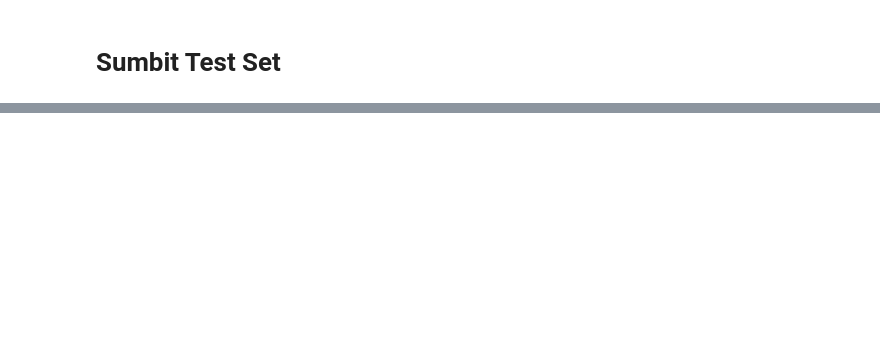
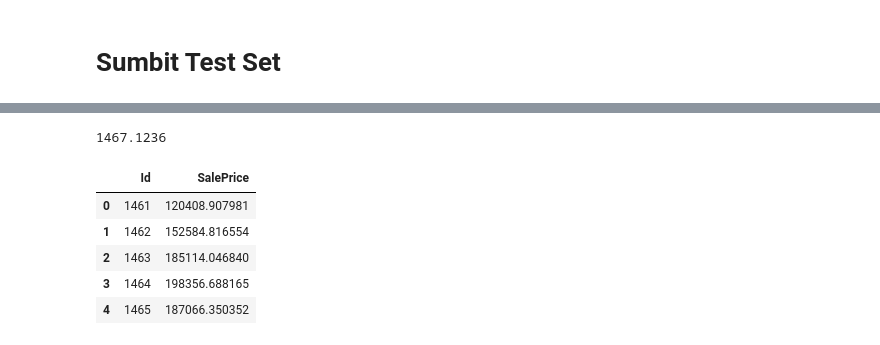
Before and after one commit to gsoosk/HousePrices, a Jupyter notebook: House Price.ipynb, the cells around one changed output, grey strips where cells are left out. Cells and saved outputs as stored; diff of their text form; code cells hidden in the pictures; blank space fills up the shorter version.

```diff
--- a/House Price.ipynb
+++ b/House Price.ipynb
@@ -1188,0 +1199,6 @@ final_prediction.to_csv(answer_csv, index=False)
+# %%
+teammate1_df = pd.read_csv(os.path.join(TEST_PATH, 'amirhossein.csv'))
+teammate2_df = pd.read_csv(os.path.join(TEST_PATH, 'mohammad.csv'))
+teammate3_df = pd.read_csv(os.path.join(TEST_PATH, 'ali.csv'))
+teammate4_df = pd.read_csv(os.path.join(TEST_PATH, 'bax.csv'))
+our_df = pd.read_csv(os.path.join(TEST_PATH, 'test_answer.csv'))
@@ -1188,0 +1222,13 @@ final_prediction.to_csv(answer_csv, index=False)
+# %%
+q1[0]
+# %% [output]
+1467.1236
+# %%
+pre_df.head()
+# %% [output]
+|  | Id | SalePrice |
+| 0 | 1461 | 120408.907981 |
+| 1 | 1462 | 152584.816554 |
+| 2 | 1463 | 185114.046840 |
+| 3 | 1464 | 198356.688165 |
+| 4 | 1465 | 187066.350352 |
```
Also changed, not shown: parts of 29 cells of this notebook, 6 other files.
